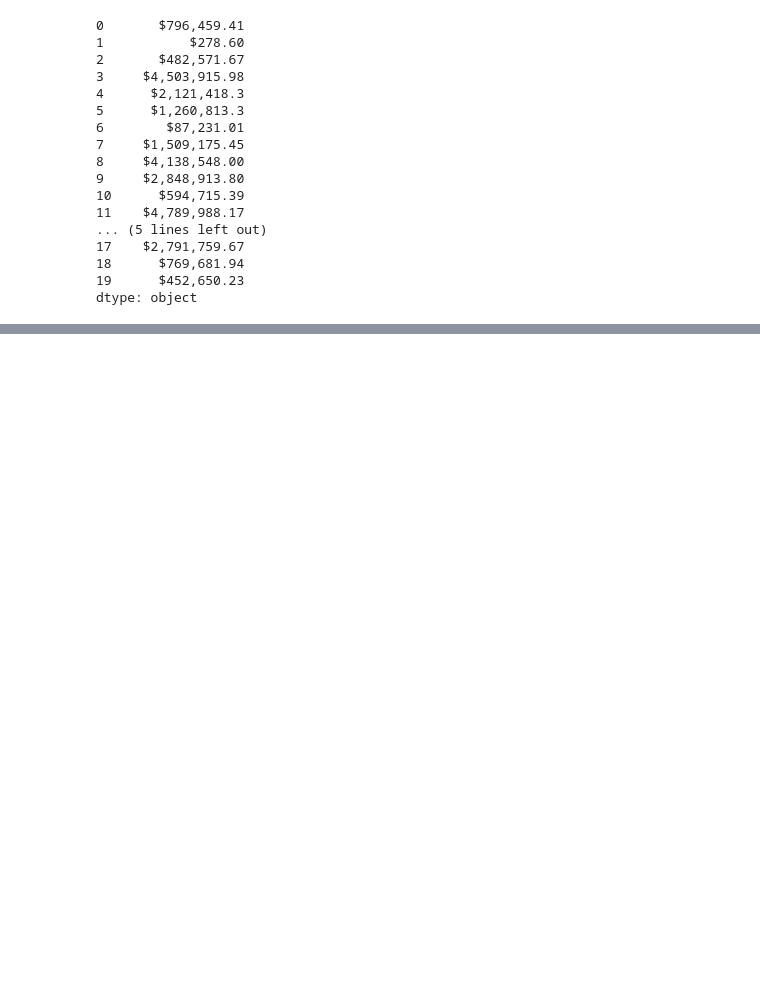
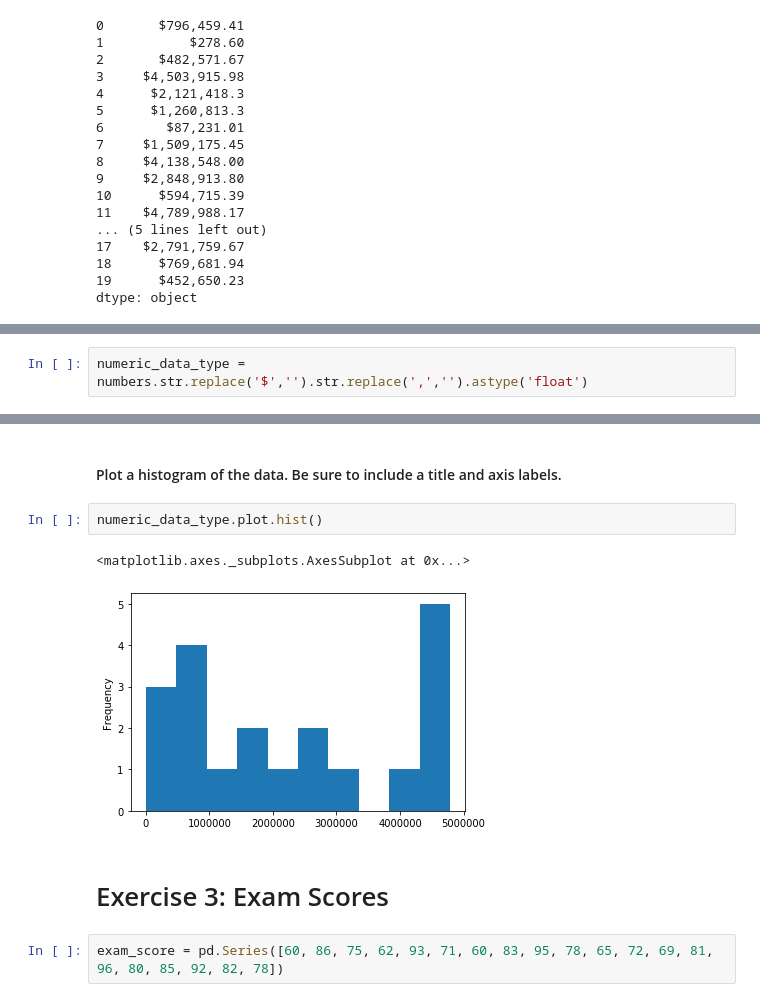
Before and after one commit to JadaShipp/python-exercises, a Jupyter notebook: 4.8.4.2_pandas_series.ipynb, the cells around one changed output, grey strips where cells are left out. Drawn from its saved outputs; the diff is of its cells as text; blank space fills up the shorter version.

Commit message:
Exercise 4 complete

```diff
--- a/4.8.4.2_pandas_series.ipynb
+++ b/4.8.4.2_pandas_series.ipynb
@@ -234,0 +249,2 @@ dtype: object
+# %%
+numeric_data_type = numbers.str.replace('$','').str.replace(',','').astype('float')
@@ -234,0 +295,11 @@ dtype: object
+# %% [markdown]
+#### Plot a histogram of the data. Be sure to include a title and axis labels.
+# %%
+numeric_data_type.plot.hist()
+# %% [output]
+<matplotlib.axes._subplots.AxesSubplot at 0x...>
+[figure, added]
+# %% [markdown]
+# Exercise 3: Exam Scores
+# %%
+exam_score = pd.Series([60, 86, 75, 62, 93, 71, 60, 83, 95, 78, 65, 72, 69, 81, 96, 80, 85, 92, 82, 78])
```
Also changed, not shown: parts of 50 cells of this notebook.
